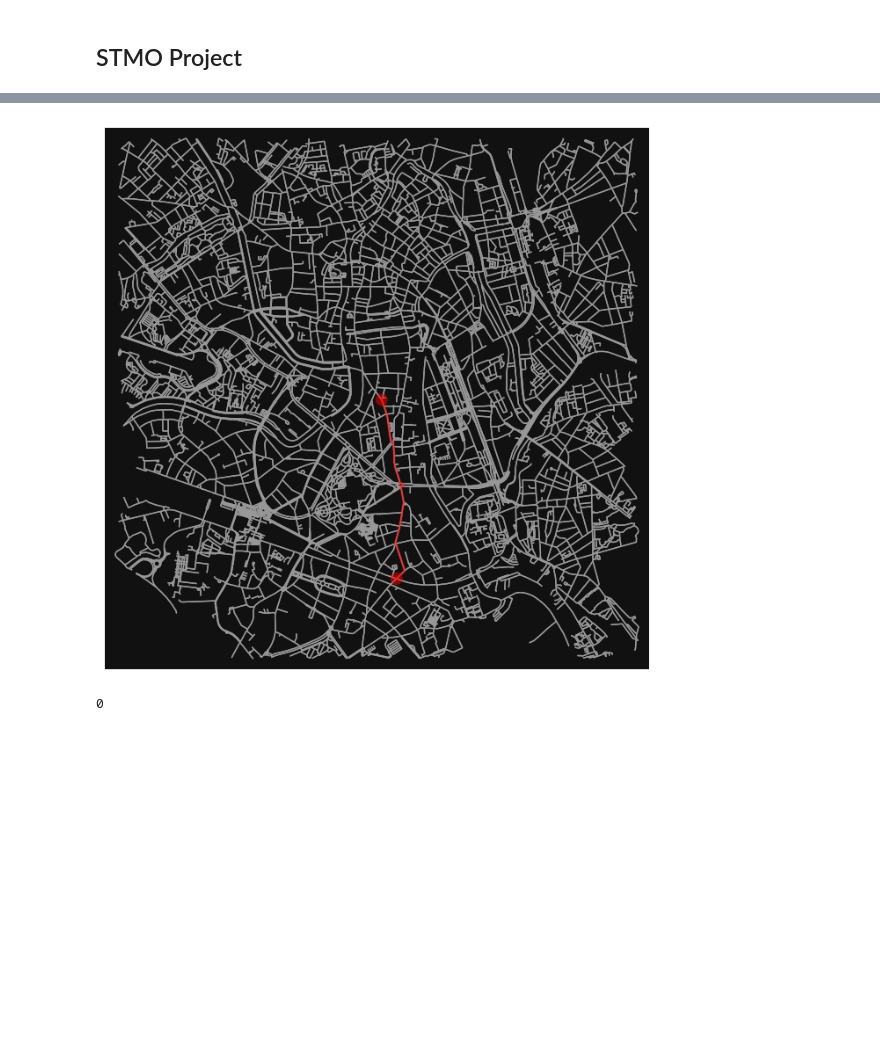
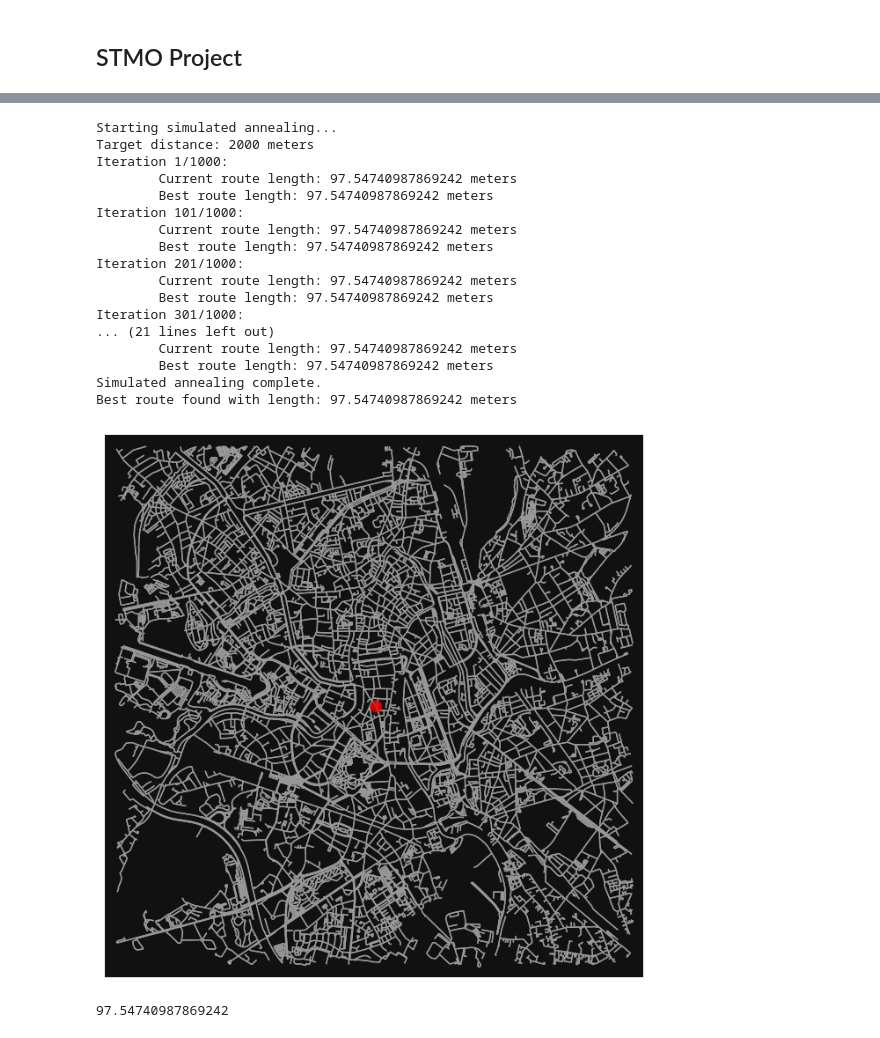
Before and after one commit to robbefonteyn/PathFindR-Ghent, a Jupyter notebook: running_route.ipynb, the cells around one changed output, grey strips where cells are left out. Cells and saved outputs as stored; diff of their text form; code cells hidden in the pictures; blank space fills up the shorter version.

```diff
--- a/running_route.ipynb
+++ b/running_route.ipynb
@@ -35,11 +35,13 @@ address = "Sint-kwintensberg 74, Ghent, Belgium"
 center_point = ox.geocode(address)
 
 # Define the buffer distance (in meters) for the map area
-buffer_distance = 2000  # 2 km radius
+buffer_distance = 3000  # 2 km radius
 
 # Download the street network data within the buffer distance around the center point
 graph = ox.graph_from_point(center_point, dist=buffer_distance, network_type='walk')
+graph = ox.distance.add_edge_lengths(graph)
 
 # Plot the graph to verify
-ox.plot_graph(graph)
+ec = ox.plot.get_edge_colors_by_attr(graph, attr='length')
+ox.plot_graph(graph, edge_color=ec, node_alpha=0)
 # %% [output]
@@ -47 +49,11 @@ ox.plot_graph(graph)
 (<Figure size 800x800 with 1 Axes>, <Axes: >)
+# %%
+edge_lengths = {}
+for u, v, data in graph.edges(data=True):
+    # Get the length of each edge in meters
+    edge_lengths[(u, v)] = data.get('length', None)
+
+# Print the edge lengths
+for edge, length in edge_lengths.items():
+    if length:
+        print(f"Edge {edge} has length {length:.2f} meters.")
@@ -131,15 +165,32 @@ def simulated_annealing_with_addresses(graph, start_address, end_address, distan
     return best_route, best_length
 # %%
 # Define the start point (latitude, longitude) and desired distance in meters
-distance = 2000  # 5 kilometers
+distance = 2000
 
 # Run the simulated annealing algorithm
-best_route, best_length = simulated_annealing_with_addresses(graph, 'Sint-kwintensberg 74, Ghent, Belgium', "Burggravenlaan 327, Ghent, Belgium" , distance)
+best_route, best_length = simulated_annealing_for_running(graph, 'Sint-kwintensberg 74, Ghent, Belgium', distance)
 
 # Plot the optimized route
 fig, ax = ox.plot_graph_route(graph, best_route, route_linewidth=2, node_size=0)
 plt.show()
 print(best_length)
 # %% [output]
+Starting simulated annealing...
+Target distance: 2000 meters
+Iteration 1/1000:
+        Current route length: 97.54740987869242 meters
+        Best route length: 97.54740987869242 meters
+Iteration 101/1000:
+        Current route length: 97.54740987869242 meters
+        Best route length: 97.54740987869242 meters
+Iteration 201/1000:
+        Current route length: 97.54740987869242 meters
+        Best route length: 97.54740987869242 meters
+Iteration 301/1000:
+... (21 lines left out)
+        Current route length: 97.54740987869242 meters
+        Best route length: 97.54740987869242 meters
+Simulated annealing complete.
+Best route found with length: 97.54740987869242 meters
-[figure, old version]
+[figure, new version]
-0
+97.54740987869242
```
Also changed, not shown: parts of 4 cells of this notebook, 1 other file.
